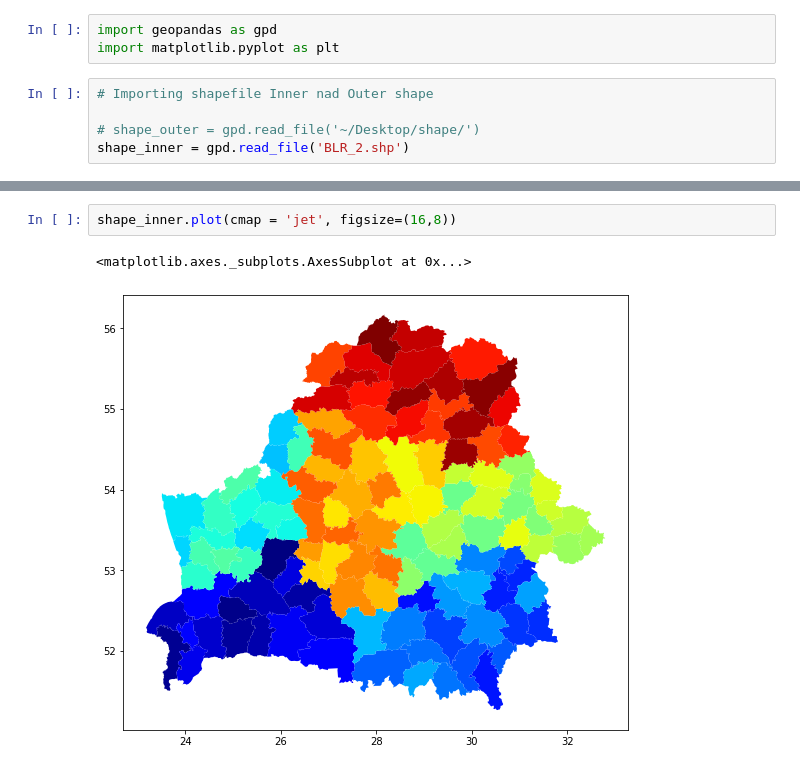
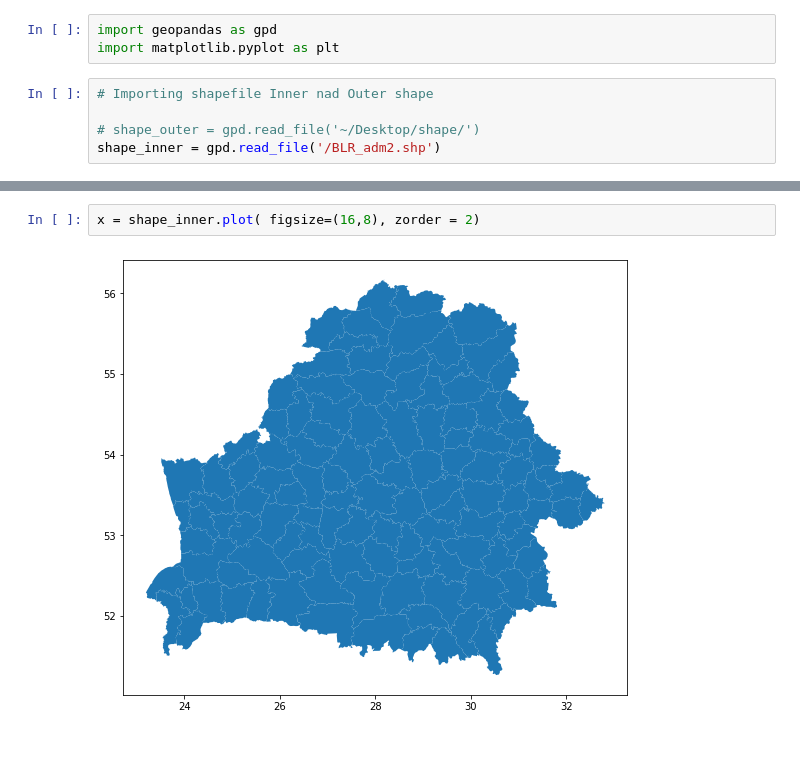
Before and after one commit to danielsaggau/Elections-Belarus, a Jupyter notebook: collab_map.ipynb, the cells around one changed output, grey strips where cells are left out. Cells and saved outputs as stored; diff of their text form.

```diff
--- a/collab_map.ipynb
+++ b/collab_map.ipynb
@@ -29,7 +29,7 @@ import matplotlib.pyplot as plt
 # Importing shapefile Inner nad Outer shape
 
 # shape_outer = gpd.read_file('~/Desktop/shape/')
-shape_inner = gpd.read_file('BLR_2.shp')
+shape_inner = gpd.read_file('/BLR_adm2.shp')
 # %%
 shape_inner.head()
 # %% [output]
@@ -40,7 +40,6 @@ shape_inner.head()
 | 3 | BLR | Belarus | BLR.1_1 | Brest | None | BLR.1.4_1 | Drahichyn | Drogichin | None | Raion | ... |
 | 4 | BLR | Belarus | BLR.1_1 | Brest | None | BLR.1.5_1 | Hancavichy | Gancevichi | None | Raion | ... |
 # %%
-shape_inner.plot(cmap = 'jet', figsize=(16,8))
+x = shape_inner.plot( figsize=(16,8), zorder = 2)
 # %% [output]
-<matplotlib.axes._subplots.AxesSubplot at 0x...>
-[figure, old version]
+[figure, new version]
```
Also changed, not shown: parts of 2 cells of this notebook.
